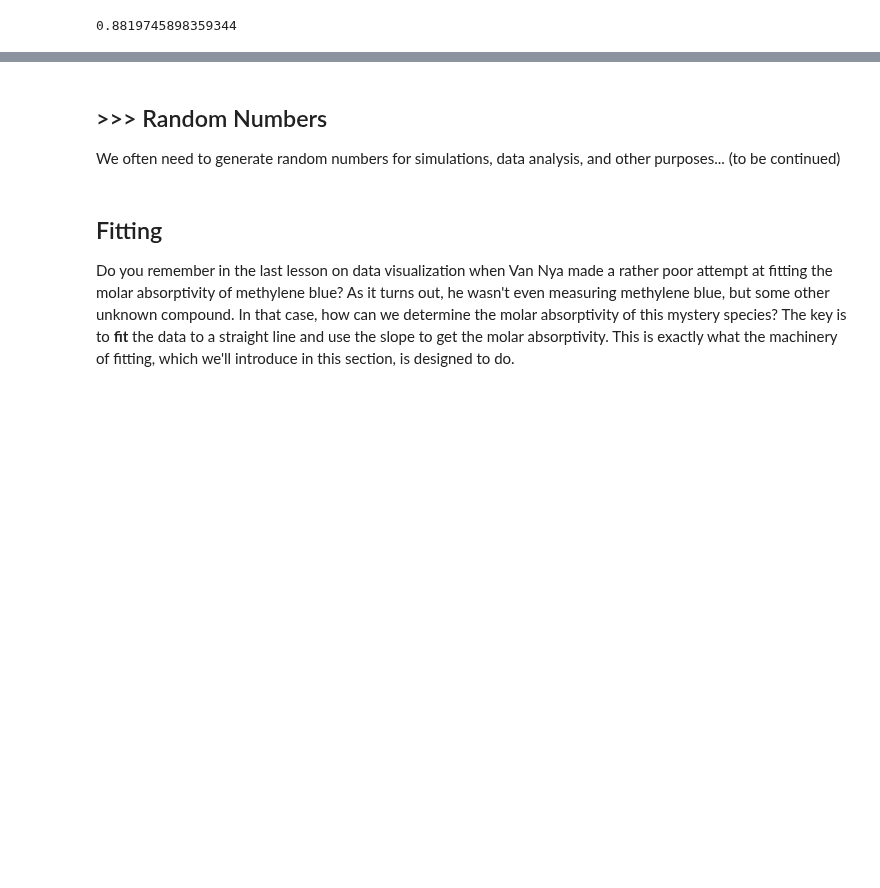
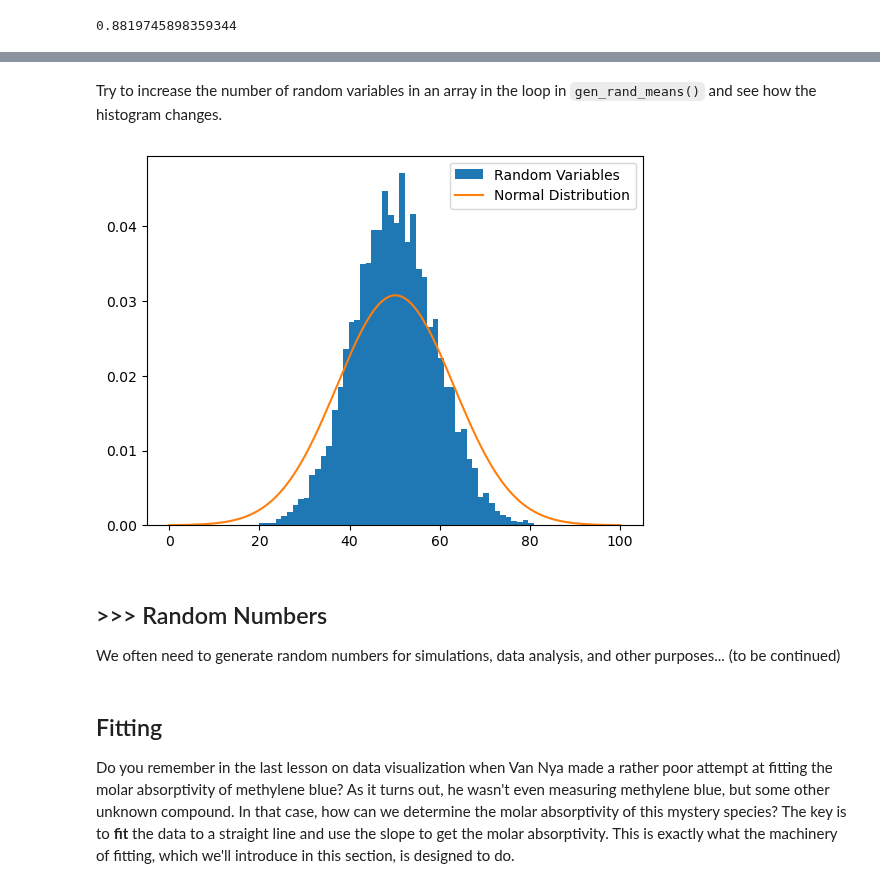
Before and after one commit to Lastoria-Royal-College-of-Science/Chem-18, a Jupyter notebook: Lesson 4/Real World Data.ipynb, the cells around one changed output, grey strips where cells are left out. Saved outputs shown, nothing was run; the diff lists cells and outputs as text; code cells hidden in the pictures; blank space fills up the shorter version.

```diff
--- a/Lesson 4/Real World Data.ipynb
+++ b/Lesson 4/Real World Data.ipynb
@@ -635,3 +753,13 @@ Of course, there are many other types of distributions as well, and we will cove
+# %% [markdown]
+Try to increase the number of random variables in an array in the loop in `gen_rand_means()` and see how the histogram changes.
+# %%
+rand_means = gen_rand_means(10)
+plt.hist(rand_means, bins=50, density=True, label='Random Variables')
+plt.plot(norm_x, norm.pdf(norm_x, loc=rand_means_mean, scale=rand_means_std), label='Normal Distribution')
+plt.legend()
+plt.show()
+# %% [output]
+[figure, added]
 # %% [markdown]
 ## >>> Random Numbers
 
```
Also changed, not shown: parts of 17 cells of this notebook, 3 other files.
